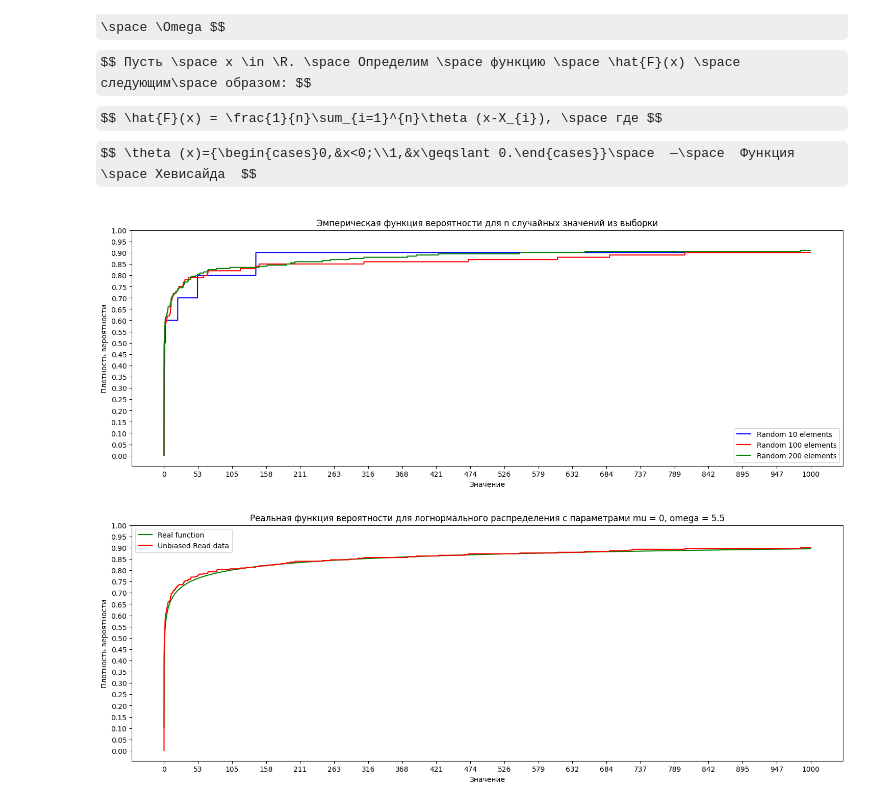
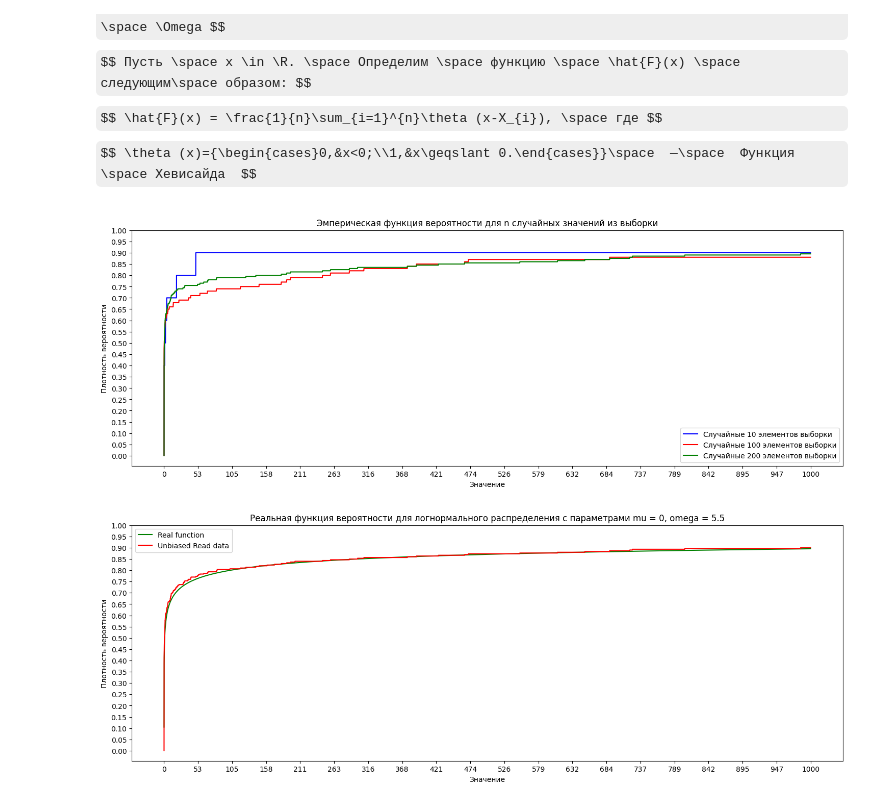
Before and after one commit to Numillyash/matstat-coursework, a Jupyter notebook: lognorm.ipynb, the cells around one changed output. Saved outputs shown, nothing was run; the diff lists cells and outputs as text; code cells hidden in the pictures; some formulas as TeX source.

```diff
--- a/lognorm.ipynb
+++ b/lognorm.ipynb
@@ -236,8 +240,7 @@ $$ \theta (x)={\begin{cases}0,&x<0;\\1,&x\geqslant 0.\end{cases}}\space  —\spa
 # %%
 # плотность вероятности
 
-import numpy as np
-import random as rnd
+rnd.seed(0)
 
 def Heviside(x):
     if(x<0):
@@ -255,40 +258,40 @@ def getRandomArr(dataSet: Statistics, len):
     return result
 
 dataRand_10 = getRandomArr(classedUnbiasedData, 10)
-classedRandData_10 = Statistics(dataRand_10, 'Random 10 elements')
+classedRandData_10 = Statistics(dataRand_10, 'Случайные 10 элементов выборки')
 dataRand_100 = getRandomArr(classedUnbiasedData, 100)
-classedRandData_100 = Statistics(dataRand_100, 'Random 100 elements')
+classedRandData_100 = Statistics(dataRand_100, 'Случайные 100 элементов выборки')
 dataRand_200 = getRandomArr(classedUnbiasedData, 200)
-classedRandData_200 = Statistics(dataRand_200, 'Random 200 elements')
+classedRandData_200 = Statistics(dataRand_200, 'Случайные 200 элементов выборки')
 
 right_border = 1000 # поставить 20к или 200к для дальнего вида
 left_border = 0
 X = np.linspace(0.001 + left_border,right_border, num=10000)
 # step = 100
 # X = [a/step for a in range(0, 100*step)]
 Y_10 = [f_hat(a, classedRandData_10) for a in X]
 Y_100 = [f_hat(a, classedRandData_100) for a in X]
 Y_200 = [f_hat(a, classedRandData_200) for a in X]
 
 fig, ax = plt.subplots(figsize=(18, 6))
 ax.plot(X, Y_10, color='blue', label=f'{classedRandData_10.dataName}')
 ax.plot(X, Y_100, color='red', label=f'{classedRandData_100.dataName}')
 ax.plot(X, Y_200, color='green', label=f'{classedRandData_200.dataName}')
 
 xt = np.linspace(left_border, right_border, num=20)
 yt = [a/100 for a in range(0, 101, 5)]
 ax.set_xticks(xt)
 ax.set_yticks(yt)
 # Настройка внешнего вида графика
 ax.set_xlabel('Значение')
 ax.set_ylabel('Плотность вероятности')
 ax.set_title('Эмперическая функция вероятности для n случайных значений из выборки')
 ax.legend()
 
 # Вывод графика на экран
 plt.show()
 # %% [output]
-[figure, old version]
+[figure, new version]
 # %%
 # теоретическая функция вероятности
 import scipy as scp
```
Also changed, not shown: parts of 4 cells of this notebook, 1 other file.
